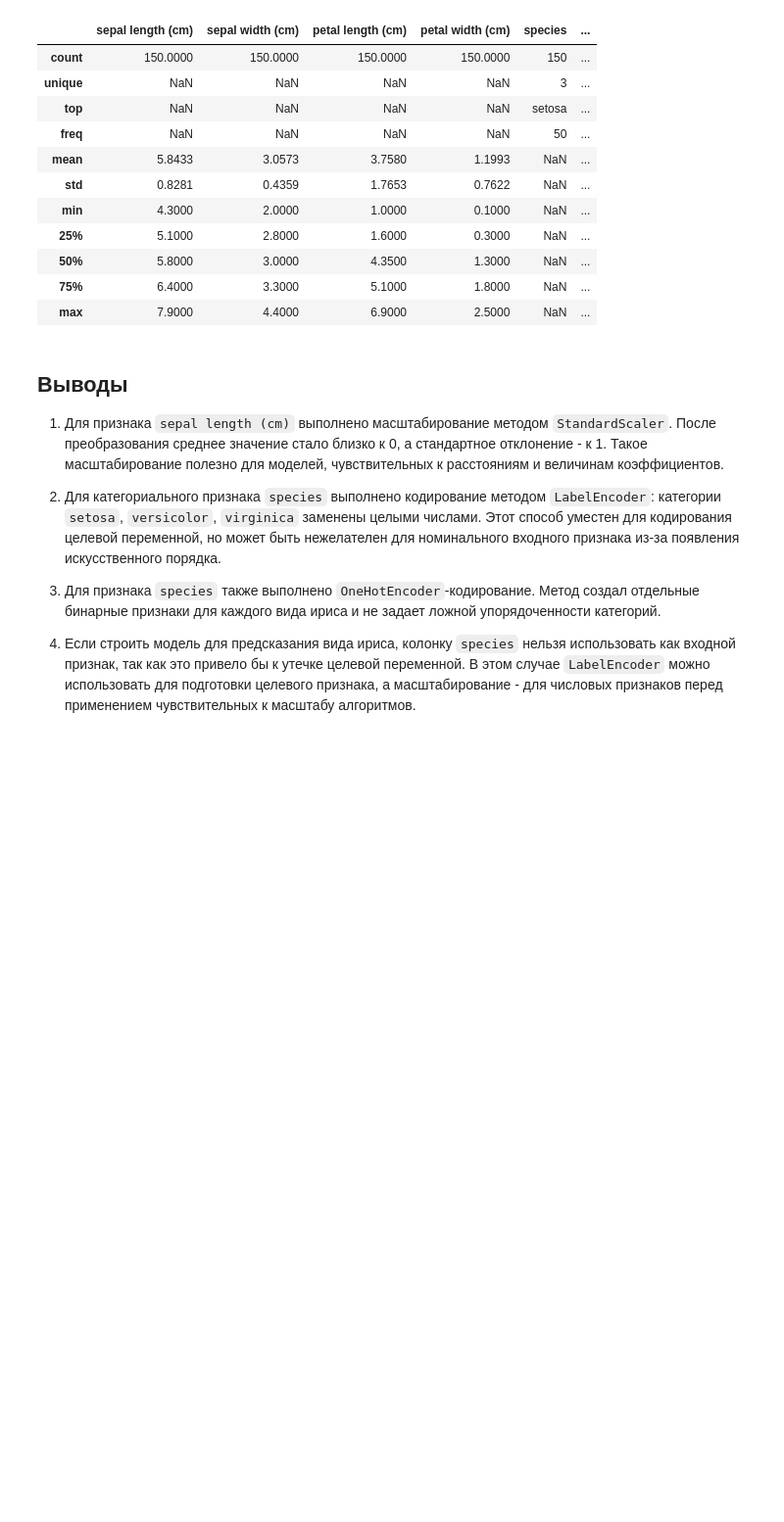
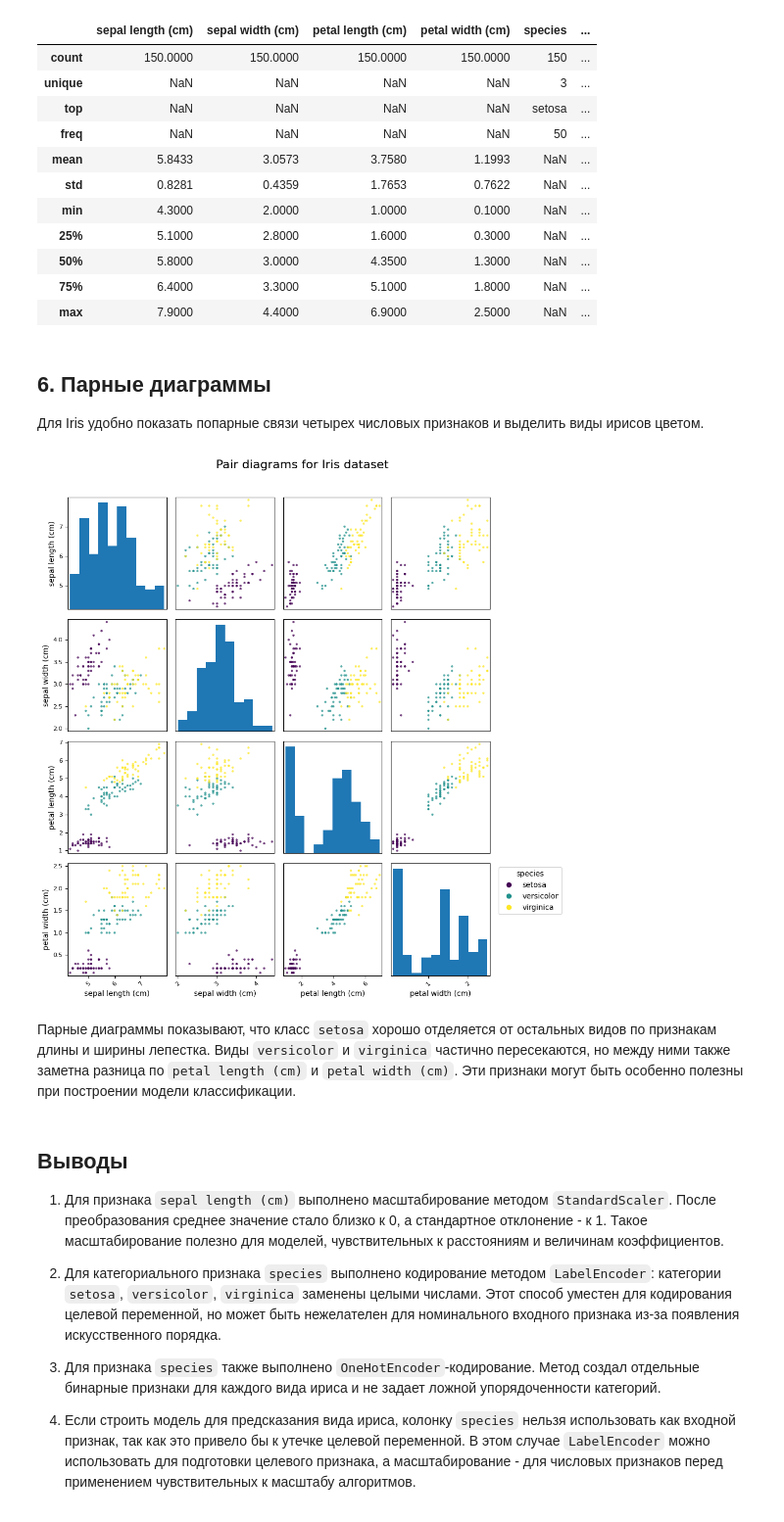
Before and after one commit to dranniks/TMO, a Jupyter notebook: RK1.ipynb, the cells around one changed output. Shown at 98% size. Cells and saved outputs as stored; diff of their text form; code cells hidden in the pictures; blank space fills up the shorter version.

```diff
--- a/RK1.ipynb
+++ b/RK1.ipynb
@@ -244,6 +243,64 @@ result_df.describe(include="all")
 | 50% | 5.8000 | 3.0000 | 4.3500 | 1.3000 | NaN | ... |
 | 75% | 6.4000 | 3.3000 | 5.1000 | 1.8000 | NaN | ... |
 | max | 7.9000 | 4.4000 | 6.9000 | 2.5000 | NaN | ... |
+# %% [markdown]
+## 6. Парные диаграммы
+
+Для Iris удобно показать попарные
+связи четырех числовых признаков и выделить виды ирисов цветом.
+# %%
+from pandas.plotting import scatter_matrix
+import matplotlib.pyplot as plt
+
+numeric_iris = df.drop(columns=["species"])
+species_codes = df["species"].astype("category").cat.codes
+species_names = df["species"].astype("category").cat.categories
+
+axes = scatter_matrix(
+    numeric_iris,
+    figsize=(10, 10),
+    diagonal="hist",
+    alpha=0.75,
+    c=species_codes,
+    cmap="viridis",
+    grid=True,
+)
+
+for ax in axes.ravel():
+    ax.tick_params(axis="x", labelrotation=45)
+    ax.tick_params(axis="y", labelsize=8)
+
+handles = [
+    plt.Line2D(
+        [0],
+        [0],
+        marker="o",
+        color="w",
+        markerfacecolor=plt.cm.viridis(i / (len(species_names) - 1)),
+        markersize=8,
+        label=species,
+    )
+    for i, species in enumerate(species_names)
+]
+
+plt.legend(
+    handles=handles,
+    title="species",
+    bbox_to_anchor=(1.05, 1),
+    loc="upper left",
+)
+plt.suptitle("Pair diagrams for Iris dataset", y=1.02, fontsize=16)
+plt.tight_layout()
+plt.show()
+# %% [output]
+[figure, added]
+# %% [markdown]
+Парные диаграммы показывают, что класс `setosa` хорошо отделяется
+от остальных видов по признакам длины и ширины лепестка. Виды
+`versicolor` и `virginica` частично пересекаются, но между ними
+также заметна разница по `petal length (cm)` и `petal width (cm)`.
+Эти признаки могут быть особенно полезны при построении модели
+классификации.
 # %% [markdown]
 ## Выводы
 
```
Also changed, not shown: parts of 1 cell of this notebook.
